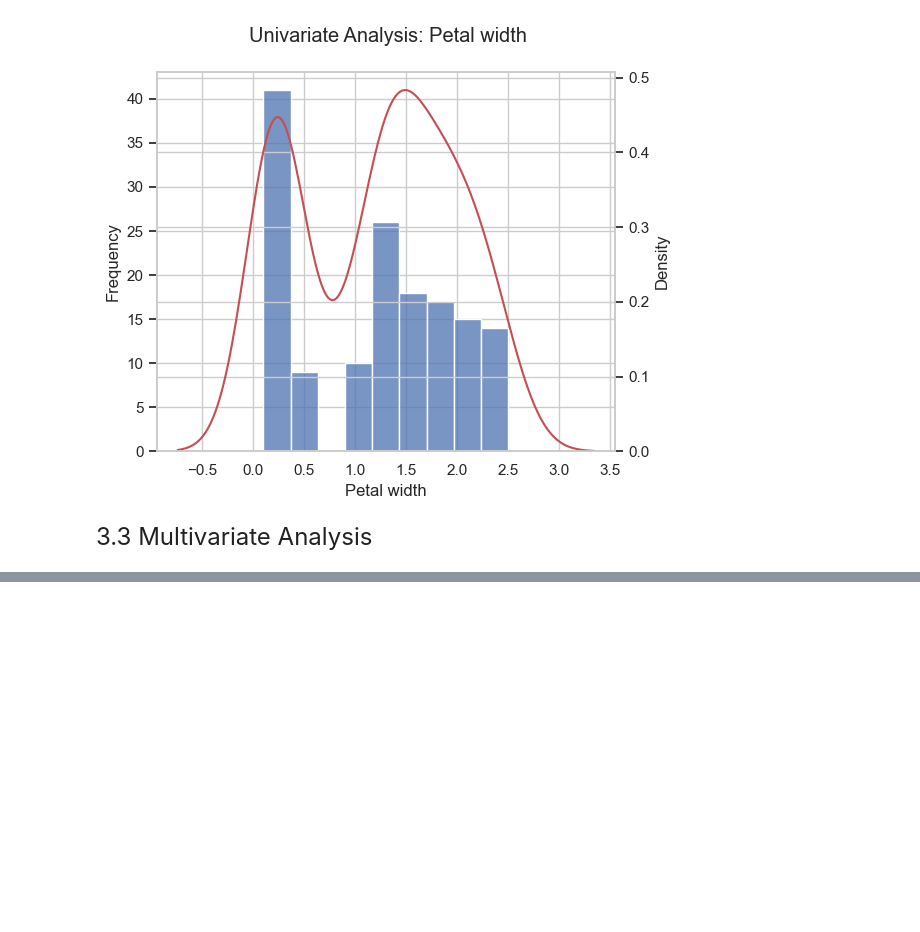
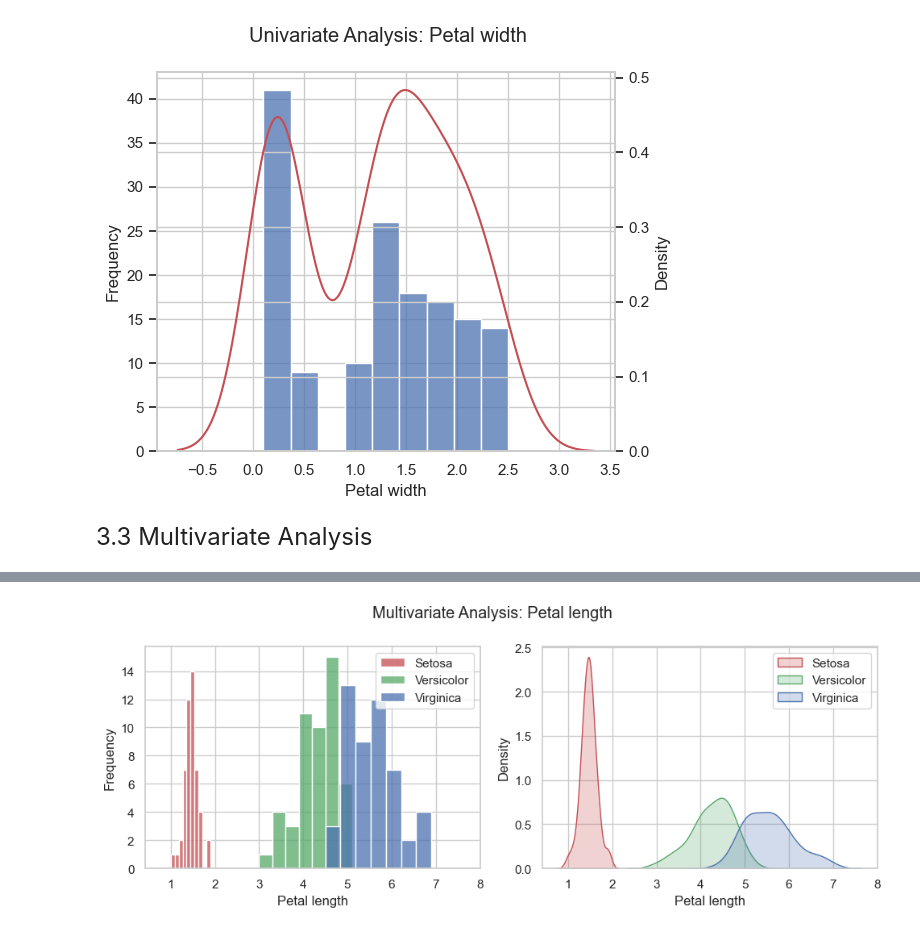
Before and after one commit to Meytacro/Iris-dataset-technical-test, a Jupyter notebook: scripts/main.ipynb, the cells around one changed output, grey strips where cells are left out. Saved outputs shown, nothing was run; the diff lists cells and outputs as text; code cells hidden in the pictures; blank space fills up the shorter version.

```diff
--- a/scripts/main.ipynb
+++ b/scripts/main.ipynb
@@ -256,0 +324,7 @@ function_plot_UA(var,var_title)
+# %%
+var = 'petal_l [cm]'
+var_title = 'Petal length'
+
+function_plot_MA(var,var_title)
+# %% [output]
+[figure, added]
```
Also changed, not shown: parts of 34 cells of this notebook.
